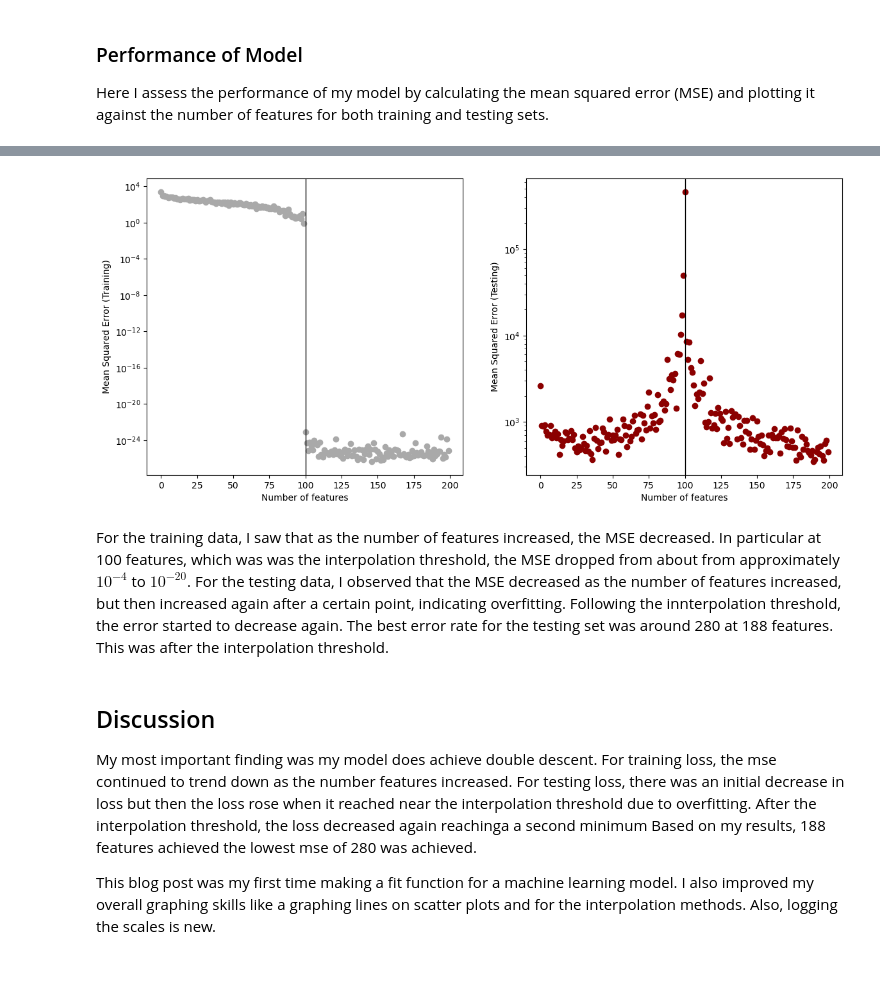
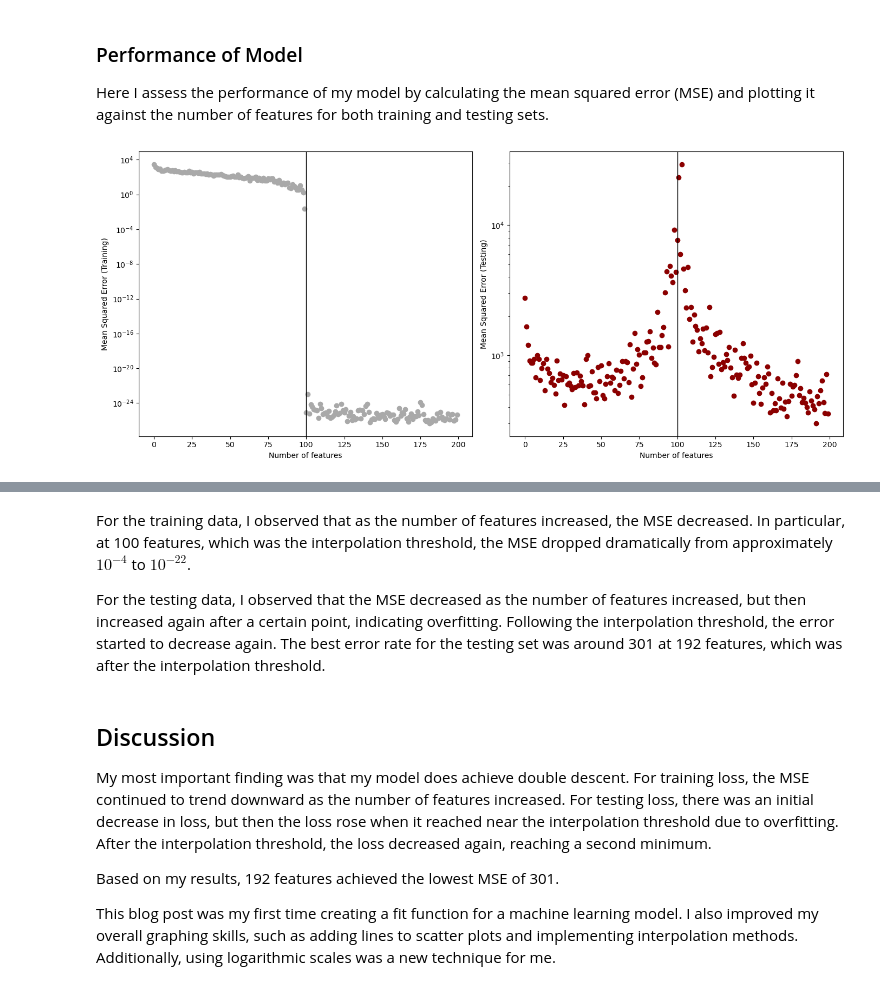
Before and after one commit to EpicET/EpicET.github.io, a Jupyter notebook: posts/descent/index.ipynb, the cells around one changed output, grey strips where cells are left out. Saved outputs shown, nothing was run; the diff lists cells and outputs as text; code cells hidden in the pictures.

Commit message:
Updated double descent

```diff
--- a/posts/descent/index.ipynb
+++ b/posts/descent/index.ipynb
@@ -164,56 +198,28 @@ Here I assess the performance of my model by calculating the mean squared error
 # %%
-n_features = 200
-
-train_loss_vec = []
-test_loss_vec = []
-
-n = X_train.size()[0]
-
-# Loop over different numbers of random features
-for i in range(n_features):
-    # Initialize the random feature transformation
-    phi = RandomFeatures(n_features = i, activation = square)
-    phi.fit(X_train) # Fit the random features to the training data
-
-    # Transform both training and test data using the fitted feature map
-    X_train_phi = phi.transform(X_train)
-    X_test_phi = phi.transform(X_test)
-
-    # Initialize the linear regression model and optimizer
-    LR = MyLinearRegression()
-    opt = OverParameterizedLinearRegressionOptimizer(LR)
-
-    # Fit the model to the transformed training data
-    opt.fit(X_train_phi, y_train)
-
-    # Compute training and testing loss (mse)
-    train_loss = LR.loss(X_train_phi, y_train).item()
-    test_loss = LR.loss(X_test_phi, y_test).item()
-
-    # Append the losses to the respective lists
-    train_loss_vec.append(train_loss)
-    test_loss_vec.append(test_loss)
-
 fig, ax = plt.subplots(1, 2, figsize=(14, 6))
 
 # Plot training loss
 ax[0].scatter(range(n_features), train_loss_vec, color='darkgrey')
 ax[0].set_yscale('log')
 ax[0].axvline(n, color='black', linewidth = 1)
 ax[0].set_xlabel("Number of features")
 ax[0].set_ylabel("Mean Squared Error (Training)")
 
 # Plot testing loss
 ax[1].scatter(range(n_features), test_loss_vec, color='darkred')
 ax[1].set_yscale('log')
 ax[1].axvline(n, color='black', linewidth = 1)
 ax[1].set_xlabel("Number of features")
 ax[1].set_ylabel("Mean Squared Error (Testing)")
 
+plt.tight_layout()
+plt.show()
+
 # Find the best number of features with the lowest test loss
 best_idx = torch.tensor(test_loss_vec).argmin().item() # convert vector to tensor and get index of minimum
 best_features = best_idx + 1
 best_loss = test_loss_vec[best_idx]
 
 print(f"Lowest test loss: {best_loss:.4f} at {best_features} features.")
 # %% [output]
+[figure, new version]
@@ -221,12 +227,12 @@ Lowest test loss: 348.1181 at 190 features.
-[figure, old version]
 # %% [markdown]
-For the training data, I saw that as the number of features increased, the MSE decreased. In particular at 100 features, which was was the interpolation threshold, the MSE dropped from about from approximately $10^{-4}$ to $10^{-20}$.
-For the testing data, I observed that the MSE decreased as the number of features increased, but then increased again after a certain point, indicating overfitting. Following the innterpolation threshold, the error started to decrease again. The best error rate for the testing set was around 280 at 188 features. This was after the interpolation threshold.
+For the training data, I observed that as the number of features increased, the MSE decreased. In particular, at 100 features, which was the interpolation threshold, the MSE dropped dramatically from approximately $10^{-4}$ to $10^{-22}$.
+
+For the testing data, I observed that the MSE decreased as the number of features increased, but then increased again after a certain point, indicating overfitting. Following the interpolation threshold, the error started to decrease again. The best error rate for the testing set was around 301 at 192 features, which was after the interpolation threshold.
 # %% [markdown]
 ## Discussion
 
-My most important finding was my model does achieve double descent. For training loss, the mse continued to trend down as the number features increased. For testing loss, there was an initial decrease in loss but then the loss rose when it reached near the interpolation threshold due to overfitting. After the interpolation threshold, the loss decreased again reachinga a second minimum
-Based on my results, 188 features achieved the lowest mse of 280 was achieved.
+My most important finding was that my model does achieve double descent. For training loss, the MSE continued to trend downward as the number of features increased. For testing loss, there was an initial decrease in loss, but then the loss rose when it reached near the interpolation threshold due to overfitting. After the interpolation threshold, the loss decreased again, reaching a second minimum.
 
+Based on my results, 192 features achieved the lowest MSE of 301.
 
-This blog post was my first time making a fit function for a machine learning model. I also improved my overall graphing skills like a graphing lines on scatter plots and for the interpolation methods. Also, logging the scales is new.
+This blog post was my first time creating a fit function for a machine learning model. I also improved my overall graphing skills, such as adding lines to scatter plots and implementing interpolation methods. Additionally, using logarithmic scales was a new technique for me.
```
Also changed, not shown: parts of 11 cells of this notebook, 10 other files.
